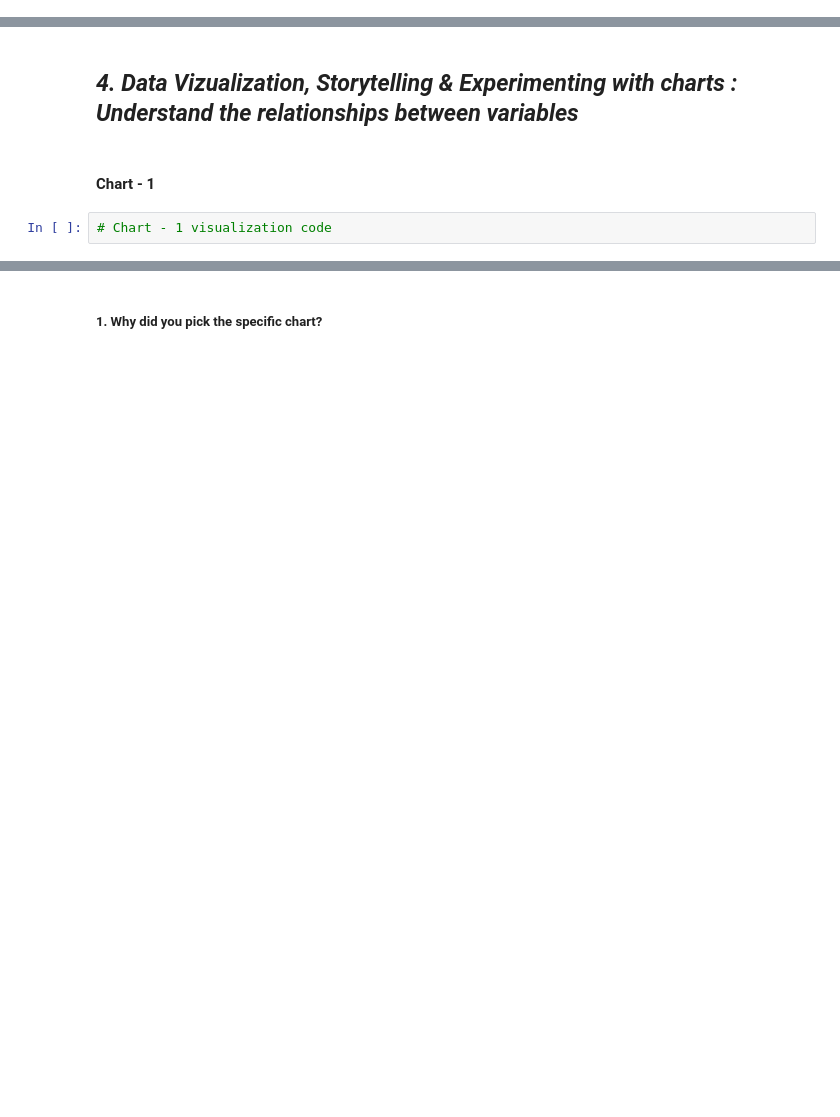
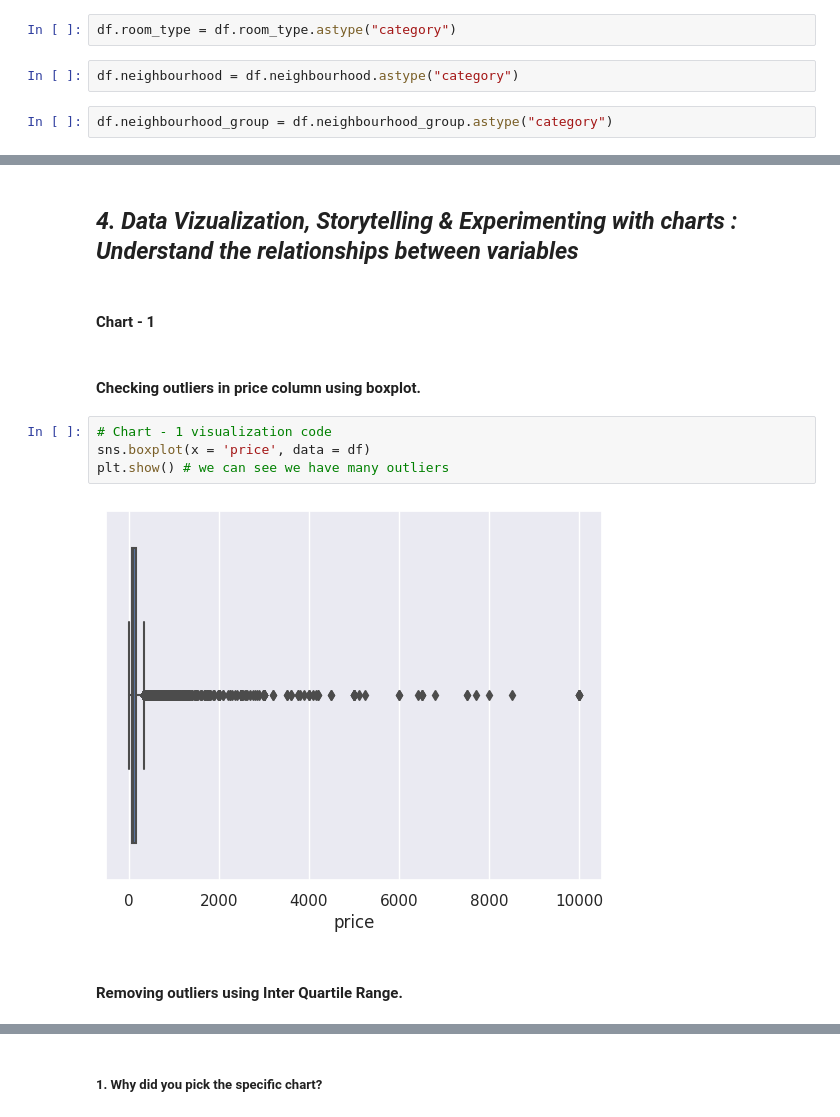
Before and after one commit to shashankmorker/AIR_BNB-EDA, a Jupyter notebook: Capstone_Project_EDA_Airbnb_Booking_Analysis.ipynb, the cells around one changed output, grey strips where cells are left out. Saved outputs shown, nothing was run; the diff lists cells and outputs as text; blank space fills up the shorter version.

Commit message:
Commit-2 EDA(Visualization)

```diff
--- a/Capstone_Project_EDA_Airbnb_Booking_Analysis.ipynb
+++ b/Capstone_Project_EDA_Airbnb_Booking_Analysis.ipynb
@@ -222,0 +454,6 @@ Answer Here.
+# %%
+df.room_type = df.room_type.astype("category")
+# %%
+df.neighbourhood = df.neighbourhood.astype("category")
+# %%
+df.neighbourhood_group = df.neighbourhood_group.astype("category")
@@ -224,5 +481,13 @@ Answer Here.
 ## ***4. Data Vizualization, Storytelling & Experimenting with charts : Understand the relationships between variables***
 # %% [markdown]
 #### Chart - 1
-# %%
-# Chart - 1 visualization code
+# %% [markdown]
+#### **Checking outliers in price column using boxplot.**
+# %%
+# Chart - 1 visualization code
+sns.boxplot(x = 'price', data = df)
+plt.show() # we can see we have many outliers
+# %% [output]
+[figure, added]
+# %% [markdown]
+#### **Removing outliers using Inter Quartile Range.**
```
Also changed, not shown: parts of 187 cells of this notebook.
